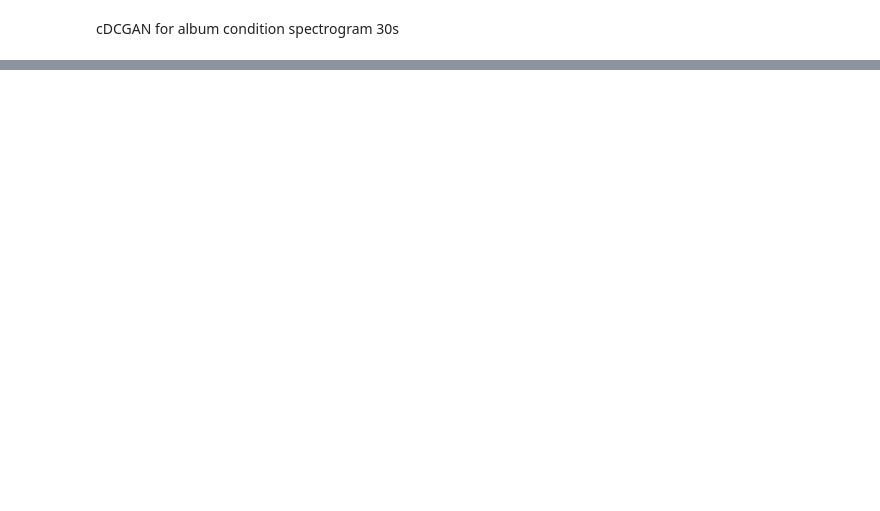
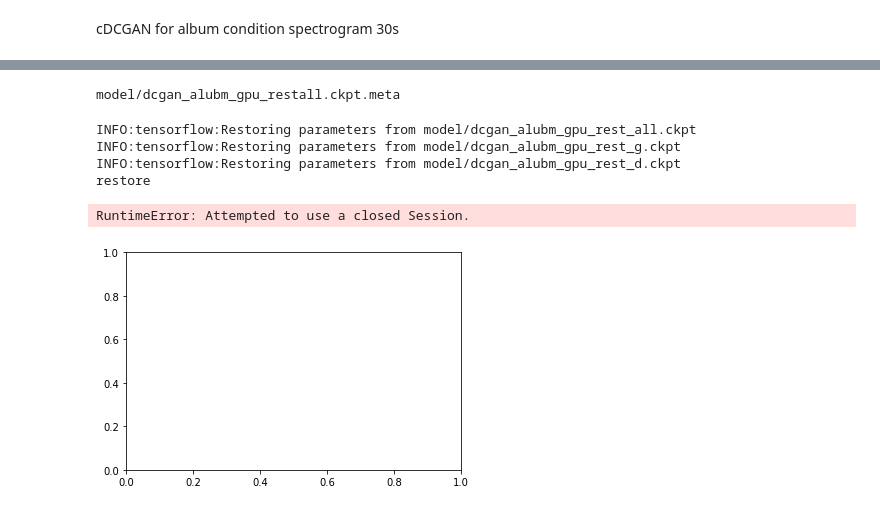
Before and after one commit to takatogoto/cgan, a Jupyter notebook: tensorflow_album_cWGAN-gpu.ipynb, the cells around one changed output, grey strips where cells are left out. Cells and saved outputs as stored; diff of their text form; code cells hidden in the pictures; blank space fills up the shorter version.

```diff
--- a/tensorflow_album_cWGAN-gpu.ipynb
+++ b/tensorflow_album_cWGAN-gpu.ipynb
@@ -645,0 +670,43 @@ KeyboardInterrupt:
+# %%
+print(metapath)
+# %% [output]
+model/dcgan_alubm_gpu_restall.ckpt.meta
+# %%
+tf.reset_default_graph()
+## check
+with tf.Session(config=tf.ConfigProto(
+        allow_soft_placement=True,log_device_placement=True)) as sess2:
+    #with tf.device('/cpu:0'):
+    with tf.device('/gpu:0'):
+        dcgan_check = DCGAN()
+
+        all_var = tf.trainable_variables()
+        d_var = [v for v in all_var if v.name.startswith('dis')]
+        g_var = [v for v in all_var if v.name.startswith(('gen'))]
+
+        pretrain_saver = tf.train.Saver(var_list=all_var, max_to_keep=1)
+        pretrain_saver_g = tf.train.Saver(var_list=g_var, max_to_keep=1)
+        pretrain_saver_d = tf.train.Saver(var_list=d_var, max_to_keep=1)
+
+        # restore
+        isrestore = False
+        metapath = mdel_path +'_all.ckpt.meta'
+        if os.path.isfile(metapath):
+
+            pretrain_saver.restore(sess2, mdel_path + '_all.ckpt')
+            pretrain_saver_g.restore(sess2, mdel_path + '_g.ckpt')
+            pretrain_saver_d.restore(sess2, mdel_path + '_d.ckpt')
+            print('restore')
+            isrestore = True
+# %% [output]
+INFO:tensorflow:Restoring parameters from model/dcgan_alubm_gpu_rest_all.ckpt
+INFO:tensorflow:Restoring parameters from model/dcgan_alubm_gpu_rest_g.ckpt
+INFO:tensorflow:Restoring parameters from model/dcgan_alubm_gpu_rest_d.ckpt
+restore
+# %%
+                     ax1 = plt.subplot(111)
+                        ax1.imshow(viz_grid(dcgan_check.generate(dcgan_check.tracked_noise, test_labels), 1))
+                        plt.show()
+# %% [output]
+RuntimeError: Attempted to use a closed Session.
+[figure, added]
```
Also changed, not shown: parts of 4 cells of this notebook, 1 other file.
